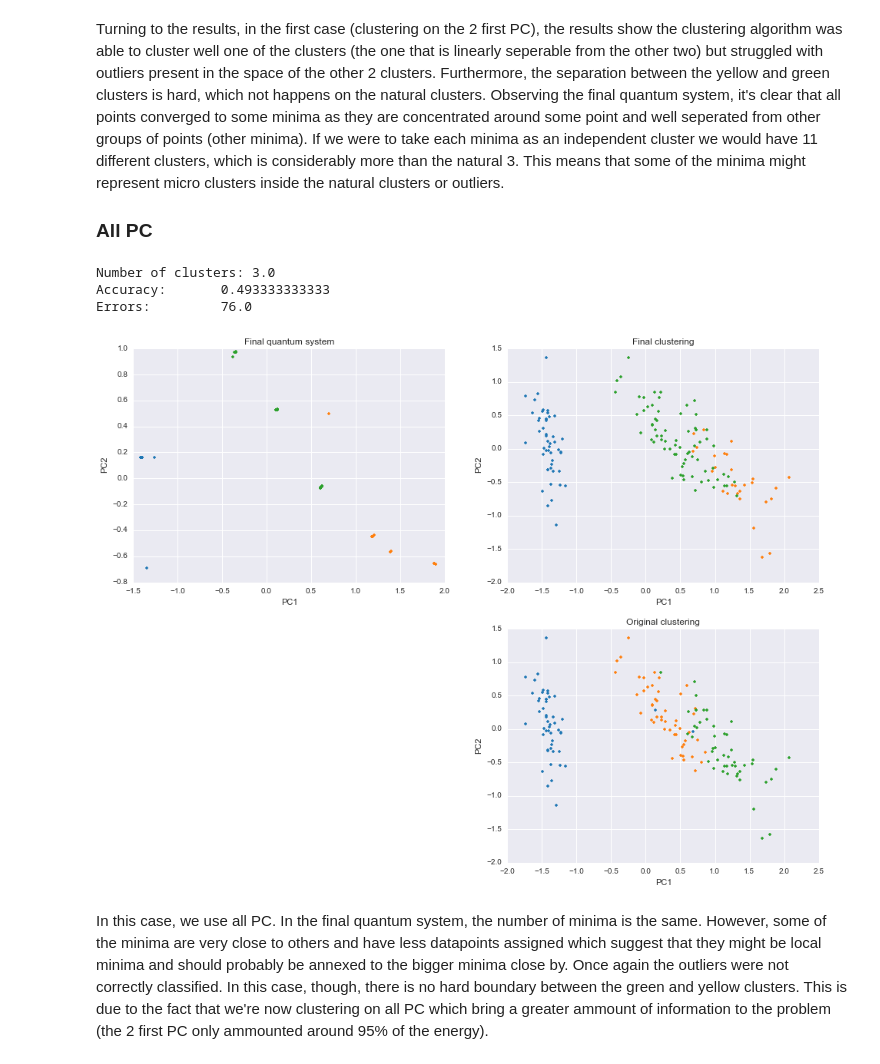
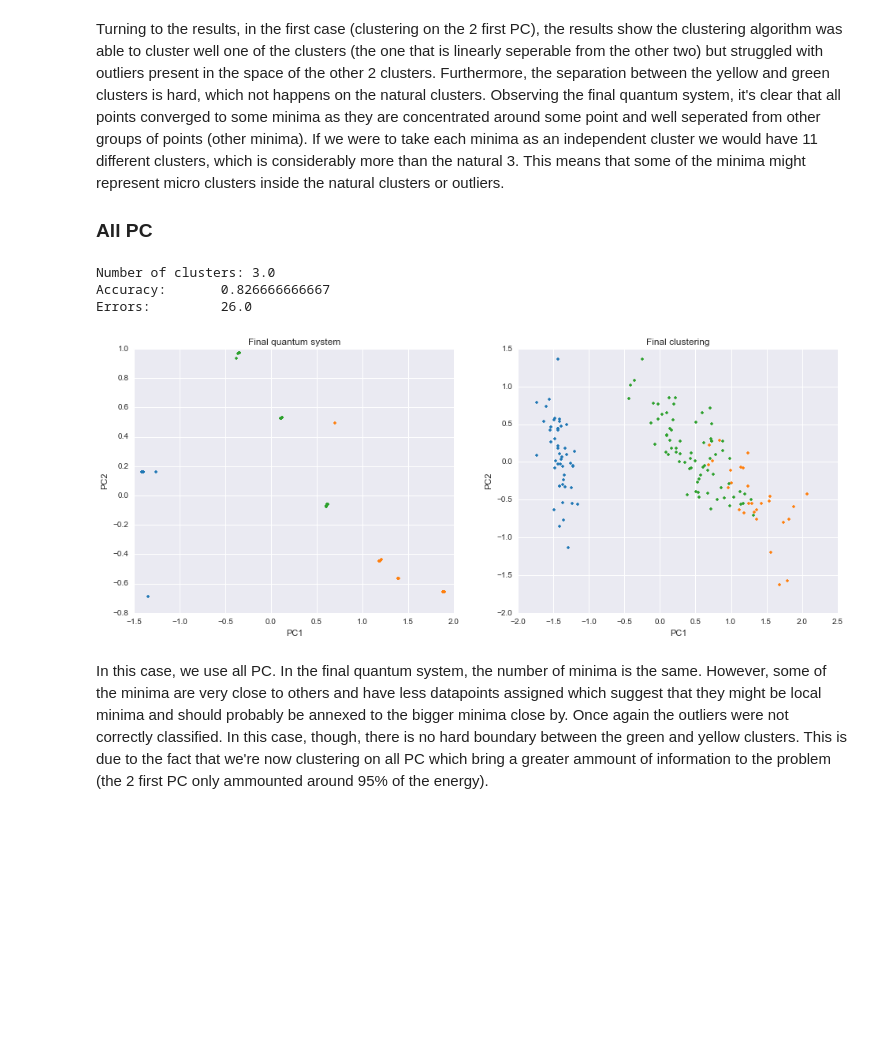
Before and after one commit to diogo-aos/QCThesis, a Jupyter notebook: notebooks/Horn accuracy.ipynb, the cells around one changed output. Cells and saved outputs as stored; diff of their text form; code cells hidden in the pictures; blank space fills up the shorter version.

```diff
--- a/notebooks/Horn accuracy.ipynb
+++ b/notebooks/Horn accuracy.ipynb
@@ -246,48 +272,48 @@ irisClustering=HornAlg.fineCluster(irisD2,dist,potential=iV2)
 
 print 'Number of clusters:',max(irisClustering)
 
-iFig2=plt.figure(figsize=(16,12))
-iAx1=iFig2.add_subplot(2,2,1)
-iAx2=iFig2.add_subplot(2,2,2)
-iAx3=iFig2.add_subplot(2,2,4)
+iFig2=plt.figure(figsize=(16,6))
+iAx1=iFig2.add_subplot(1,2,1)
+iAx2=iFig2.add_subplot(1,2,2)
+#iAx3=iFig2.add_subplot(2,2,4)
 
 iAx1.set_title('Final quantum system')
 iAx1.set_xlabel('PC1')
 iAx1.set_ylabel('PC2')
 
 for i in range(iN):
     if max(irisClustering) >=10:
         c=0
     else:
         c=int(irisClustering[i]-1)*2
     iAx1.plot(irisD2[i,0],irisD2[i,1],marker='.',c=tableau20[c])
 
 iAx2.set_title('Final clustering')
 iAx2.set_xlabel('PC1')
 iAx2.set_ylabel('PC2')
 
 for i in range(iN):
     if max(irisClustering) > 10:
         break
     iAx2.plot(irisData_c[i,0],irisData_c[i,1],marker='.',c=tableau20[int(irisClustering[i]-1)*2])
-
+"""
 iAx3.set_title('Original clustering')
 iAx3.set_xlabel('PC1')
 iAx3.set_ylabel('PC2')
 
 for i in range(iN):
     iAx3.plot(irisData_c[i,0],irisData_c[i,1],marker='.',c=tableau20[int(irisAssign[i]-1)*2])
-
+"""
 irisCI=determine_ci.ConsistencyIndex(N=150)
 irisAccuracy=irisCI.score(irisClustering,irisAssign,format='array')
 
 print 'Accuracy:\t',irisAccuracy
 print 'Errors:\t\t',irisCI.unmatch_count
 # %% [output]
 Number of clusters: 3.0
-Accuracy:       0.493333333333
-Errors:         76.0
+Accuracy:       0.826666666667
+Errors:         26.0
-[figure, old version]
+[figure, new version]
 # %% [markdown]
 In this case, we use all PC. In the final quantum system, the number of minima is the same. However, some of the minima are very close to others and have less datapoints assigned which suggest that they might be local minima and should probably be annexed to the bigger minima close by. Once again the outliers were not correctly classified. In this case, though, there is no hard boundary between the green and yellow clusters. This is due to the fact that we're now clustering on all PC which bring a greater ammount of information to the problem (the 2 first PC only ammounted around 95% of the energy).
 # %% [markdown]
```
Also changed, not shown: parts of 13 cells of this notebook, 20 other files.
